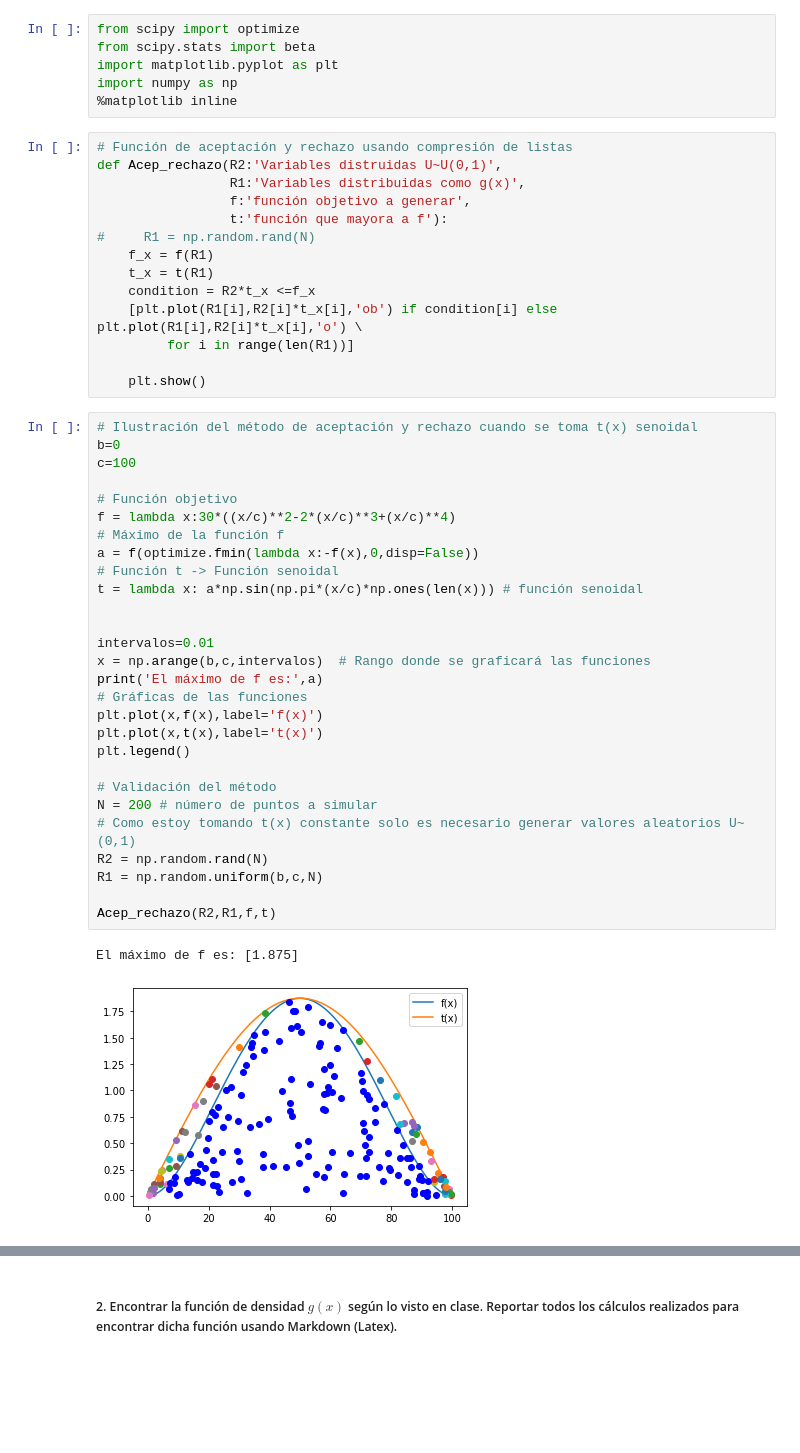
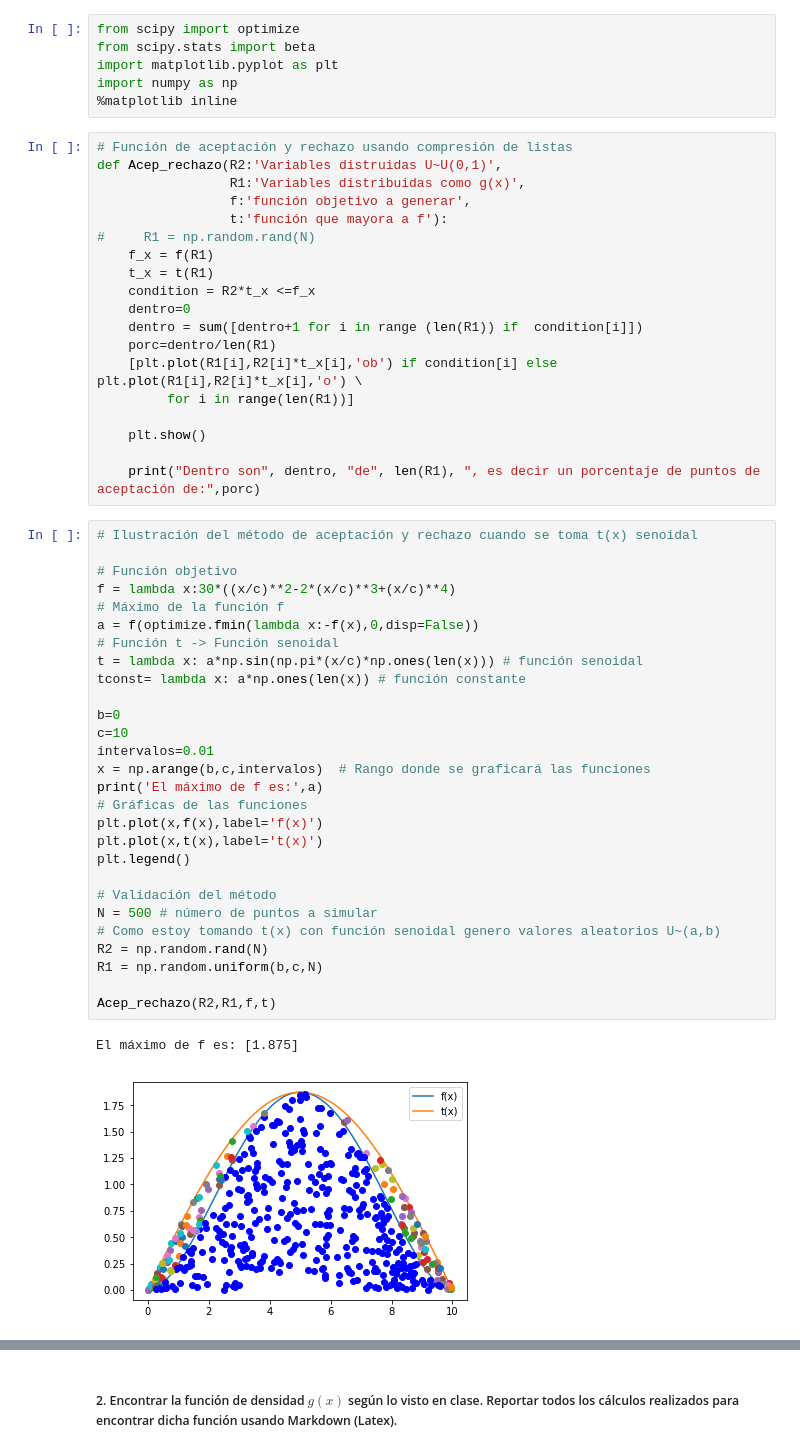
Before and after one commit to oscaralfonso17/Tarea6_IPaniagua_OAFlores, a Jupyter notebook: Tarea6_IPaniagua_OAFlores.ipynb, the cells around one changed output, grey strips where cells are left out. Drawn from its saved outputs; the diff is of its cells as text; blank space fills up the shorter version.

```diff
--- a/Tarea6_IPaniagua_OAFlores.ipynb
+++ b/Tarea6_IPaniagua_OAFlores.ipynb
@@ -140,38 +140,43 @@ def Acep_rechazo(R2:'Variables distruidas U~U(0,1)',
     f_x = f(R1)
     t_x = t(R1)
     condition = R2*t_x <=f_x
+    dentro=0
+    dentro = sum([dentro+1 for i in range (len(R1)) if  condition[i]])
+    porc=dentro/len(R1)
     [plt.plot(R1[i],R2[i]*t_x[i],'ob') if condition[i] else plt.plot(R1[i],R2[i]*t_x[i],'o') \
          for i in range(len(R1))]
 
     plt.show()
+
+    print("Dentro son", dentro, "de", len(R1), ", es decir un porcentaje de puntos de aceptación de:",porc)
 # %%
 # Ilustración del método de aceptación y rechazo cuando se toma t(x) senoidal
-b=0
-c=100
 
 # Función objetivo
 f = lambda x:30*((x/c)**2-2*(x/c)**3+(x/c)**4)
 # Máximo de la función f
 a = f(optimize.fmin(lambda x:-f(x),0,disp=False))
 # Función t -> Función senoidal
 t = lambda x: a*np.sin(np.pi*(x/c)*np.ones(len(x))) # función senoidal
+tconst= lambda x: a*np.ones(len(x)) # función constante
 
-
+b=0
+c=10
 intervalos=0.01
 x = np.arange(b,c,intervalos)  # Rango donde se graficará las funciones
 print('El máximo de f es:',a)
 # Gráficas de las funciones
 plt.plot(x,f(x),label='f(x)')
 plt.plot(x,t(x),label='t(x)')
 plt.legend()
 
 # Validación del método
-N = 200 # número de puntos a simular
-# Como estoy tomando t(x) constante solo es necesario generar valores aleatorios U~(0,1)
+N = 500 # número de puntos a simular
+# Como estoy tomando t(x) con función senoidal genero valores aleatorios U~(a,b)
 R2 = np.random.rand(N)
 R1 = np.random.uniform(b,c,N)
 
 Acep_rechazo(R2,R1,f,t)
 # %% [output]
 El máximo de f es: [1.875]
-[figure, old version]
+[figure, new version]
```
Also changed, not shown: parts of 8 cells of this notebook.
